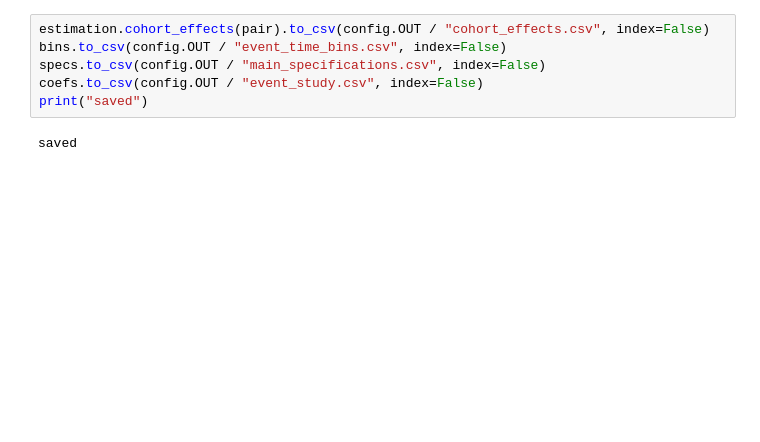
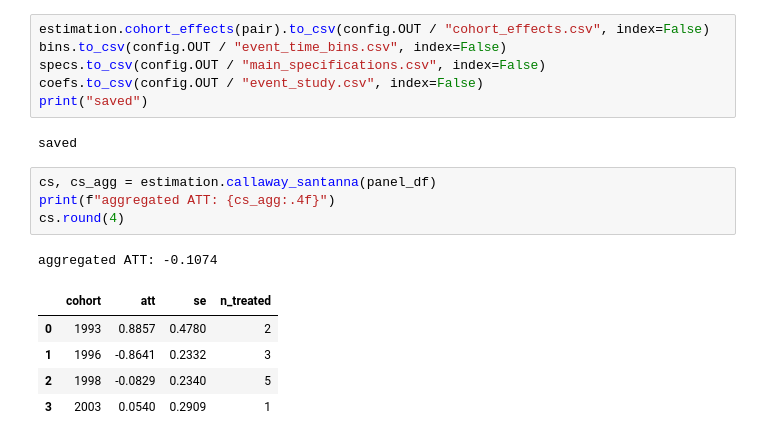
Before and after one commit to KarlMRose/ba-sap-border-did, a Jupyter notebook: notebooks/04_results.ipynb, the cells around one changed output. Saved outputs shown, nothing was run; the diff lists cells and outputs as text; blank space fills up the shorter version.

```diff
--- a/notebooks/04_results.ipynb
+++ b/notebooks/04_results.ipynb
@@ -121,3 +120,14 @@ coefs.to_csv(config.OUT / "event_study.csv", index=False)
 print("saved")
 # %% [output]
 saved
+# %%
+cs, cs_agg = estimation.callaway_santanna(panel_df)
+print(f"aggregated ATT: {cs_agg:.4f}")
+cs.round(4)
+# %% [output]
+aggregated ATT: -0.1074
+|  | cohort | att | se | n_treated |
+| 0 | 1993 | 0.8857 | 0.4780 | 2 |
+| 1 | 1996 | -0.8641 | 0.2332 | 3 |
+| 2 | 1998 | -0.0829 | 0.2340 | 5 |
+| 3 | 2003 | 0.0540 | 0.2909 | 1 |
```
Also changed, not shown: parts of 2 cells of this notebook, 1 other file.
